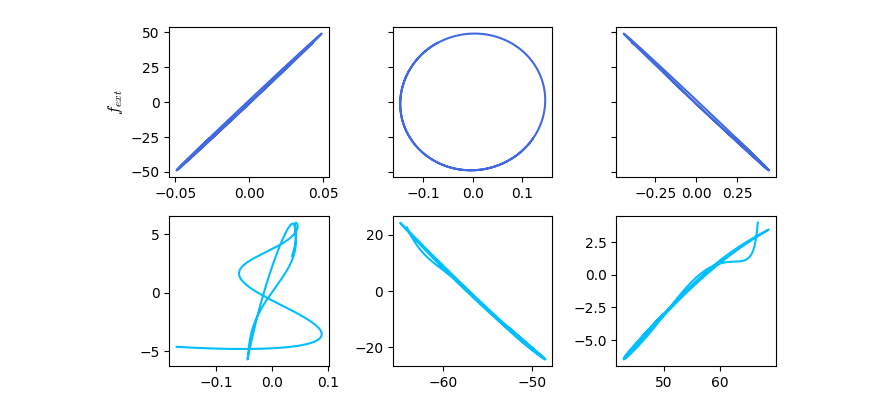
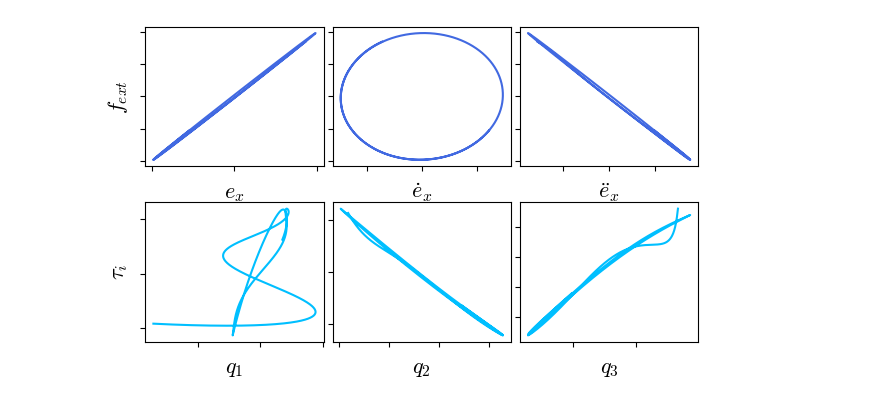
Before and after one commit to leggedrobotics-usp/impedance_control_benchmark, a Jupyter notebook: plots/taskvsjoint_plots.ipynb, the cells around one changed output. Saved outputs shown, nothing was run; the diff lists cells and outputs as text; code cells hidden in the pictures.

Commit message:
Update plot jupyter notes

```diff
--- a/plots/taskvsjoint_plots.ipynb
+++ b/plots/taskvsjoint_plots.ipynb
@@ -15,39 +12,58 @@ js_color = 'deepskyblue'
+# %%
+ts_color = 'royalblue'
+js_color = 'deepskyblue'
+font = {'family': 'serif',
+        'math_fontfamily': 'cm',
+        'color':  'black',
+        'weight': 'semibold',
+        'size': 16,
+        }
+
+i3e_column_width = 3.5*2 # [in]
+aspect_ratio = 9/16
 # %%
-# Taskspace Impedance Controller
+# Task-space Impedance Controller
 t_offset = 700      # samples [dt = 0.001 s]
 time =   tsdata_timp[t_offset:,0]   # [s]
 ee_pos = tsdata_timp[t_offset:,1]   # [m]
 ee_vel = tsdata_timp[t_offset:,2]   # [m/s]
 ee_int = tsdata_timp[t_offset:,3]   # [N]
 ee_acc = tsdata_timp[t_offset:,4]   # [m/ss]
 
-i3e_column_width = 3.5*2 # [in]
-aspect_ratio = 9/16
 plt.figure(figsize=[i3e_column_width, aspect_ratio*i3e_column_width])
 
-ax1 = plt.subplot(2, 3, 1)
+ax1 = plt.subplot(2, 3, 1, xticklabels=[], yticklabels=[])
 plt.plot(ee_pos, ee_int, color=ts_color)
 plt.tick_params('y', labelsize=10)
-plt.ylabel('$f_{ext}$',size='large', math_fontfamily='cm')
+plt.ylabel('$f_{ext}$', fontdict=font)
+plt.xlabel('$e_x$', fontdict=font)
 
-plt.subplot(2, 3, 2, sharey=ax1)
+plt.subplot(2, 3, 2, sharey=ax1, xticklabels=[], yticklabels=[])
 plt.plot(ee_vel, ee_int, color=ts_color)
-plt.tick_params('y', labelleft=False)
+plt.xlabel('$\dot{e}_x$', fontdict=font)
+#plt.tick_params('y', labelleft=False)
 
-plt.subplot(2, 3, 3, sharey=ax1)
+plt.subplot(2, 3, 3, sharey=ax1, xticklabels=[], yticklabels=[])
 plt.plot(ee_acc, ee_int, color=ts_color)
-plt.tick_params('y', labelleft=False)
+plt.xlabel('$\ddot{e}_x$', fontdict=font)
+#plt.tick_params('y', labelleft=False)
 
-plt.subplot(2, 3, 4)
+plt.subplot(2, 3, 4, xticklabels=[], yticklabels=[])
 plt.plot(rad2deg*jsdata_timp[t_offset:, 1], jsdata_timp[t_offset:, 7], color=js_color)
+plt.ylabel('$\\tau_i$', fontdict=font)
+plt.xlabel('$q_1$', fontdict=font)
 
-plt.subplot(2, 3, 5)
+plt.subplot(2, 3, 5, xticklabels=[], yticklabels=[])
 plt.plot(rad2deg*jsdata_timp[t_offset:, 2], jsdata_timp[t_offset:, 8], color=js_color)
+plt.xlabel('$q_2$', fontdict=font)
 
-plt.subplot(2, 3, 6)
+plt.subplot(2, 3, 6, xticklabels=[], yticklabels=[])
 plt.plot(rad2deg*jsdata_timp[t_offset:, 3], jsdata_timp[t_offset:, 9], color=js_color)
+plt.xlabel('$q_3$', fontdict=font)
 
-plt.tight_layout()
+plt.subplots_adjust(left=0.11, bottom=0.10, right=0.9, top=0.90, wspace=0.05, hspace=0.26)
+#plt.tight_layout()
+plt.savefig('taskspace.eps')
 # %% [output]
-[figure, old version]
+[figure, new version]
 # %%
```
Also changed, not shown: parts of 2 cells of this notebook, 1 other file.
